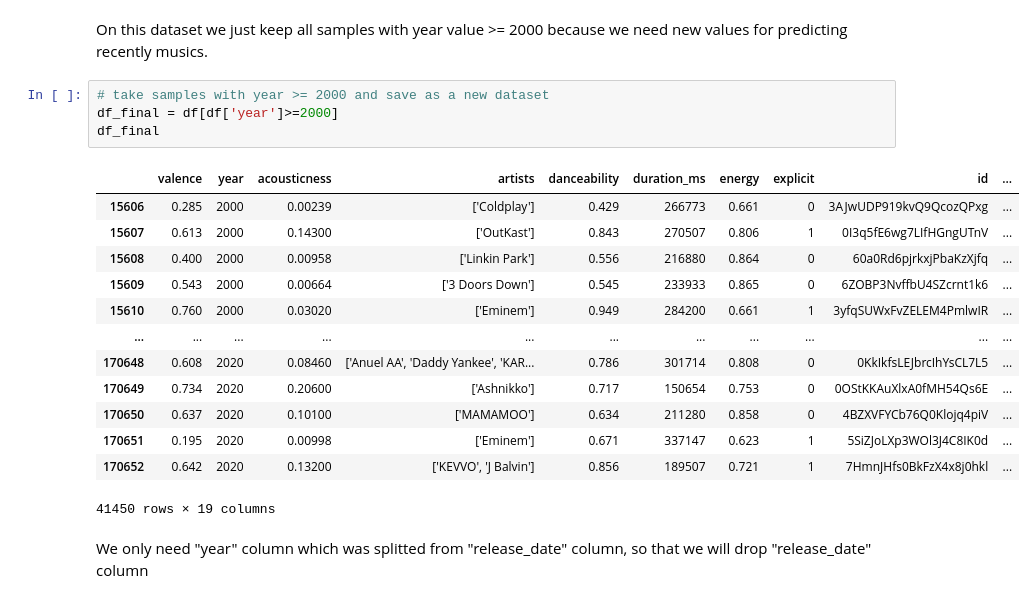
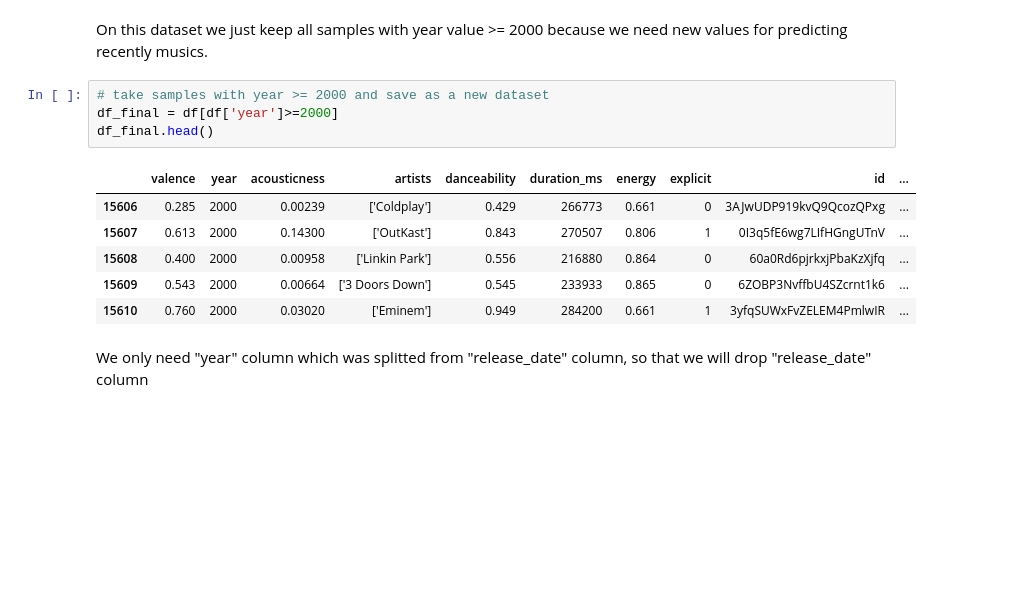
Before and after one commit to quangLinh9038/pds-group-project, a Jupyter notebook: assignment3.ipynb, the cells around one changed output. Drawn from its saved outputs; the diff is of its cells as text; blank space fills up the shorter version.

```diff
--- a/assignment3.ipynb
+++ b/assignment3.ipynb
@@ -64,21 +71,14 @@ On this dataset we just keep all samples with year value >= 2000 because we need
 # %%
 # take samples with year >= 2000 and save as a new dataset
 df_final = df[df['year']>=2000]
-df_final
+df_final.head()
 # %% [output]
 |  | valence | year | acousticness | artists | danceability | duration_ms | energy | explicit | id | ... |
 | 15606 | 0.285 | 2000 | 0.00239 | ['Coldplay'] | 0.429 | 266773 | 0.661 | 0 | 3AJwUDP919kvQ9QcozQPxg | ... |
 | 15607 | 0.613 | 2000 | 0.14300 | ['OutKast'] | 0.843 | 270507 | 0.806 | 1 | 0I3q5fE6wg7LIfHGngUTnV | ... |
 | 15608 | 0.400 | 2000 | 0.00958 | ['Linkin Park'] | 0.556 | 216880 | 0.864 | 0 | 60a0Rd6pjrkxjPbaKzXjfq | ... |
 | 15609 | 0.543 | 2000 | 0.00664 | ['3 Doors Down'] | 0.545 | 233933 | 0.865 | 0 | 6ZOBP3NvffbU4SZcrnt1k6 | ... |
 | 15610 | 0.760 | 2000 | 0.03020 | ['Eminem'] | 0.949 | 284200 | 0.661 | 1 | 3yfqSUWxFvZELEM4PmlwIR | ... |
-| ... | ... | ... | ... | ... | ... | ... | ... | ... | ... | ... |
-| 170648 | 0.608 | 2020 | 0.08460 | ['Anuel AA', 'Daddy Yankee', 'KAR... | 0.786 | 301714 | 0.808 | 0 | 0KkIkfsLEJbrcIhYsCL7L5 | ... |
-| 170649 | 0.734 | 2020 | 0.20600 | ['Ashnikko'] | 0.717 | 150654 | 0.753 | 0 | 0OStKKAuXlxA0fMH54Qs6E | ... |
-| 170650 | 0.637 | 2020 | 0.10100 | ['MAMAMOO'] | 0.634 | 211280 | 0.858 | 0 | 4BZXVFYCb76Q0Klojq4piV | ... |
-| 170651 | 0.195 | 2020 | 0.00998 | ['Eminem'] | 0.671 | 337147 | 0.623 | 1 | 5SiZJoLXp3WOl3J4C8IK0d | ... |
-| 170652 | 0.642 | 2020 | 0.13200 | ['KEVVO', 'J Balvin'] | 0.856 | 189507 | 0.721 | 1 | 7HmnJHfs0BkFzX4x8j0hkl | ... |
-41450 rows × 19 columns
 # %% [markdown]
 We only need "year" column which was splitted from "release_date" column, so that we will drop "release_date" column
 # %%
```
Also changed, not shown: parts of 59 cells of this notebook, 1 other file.
